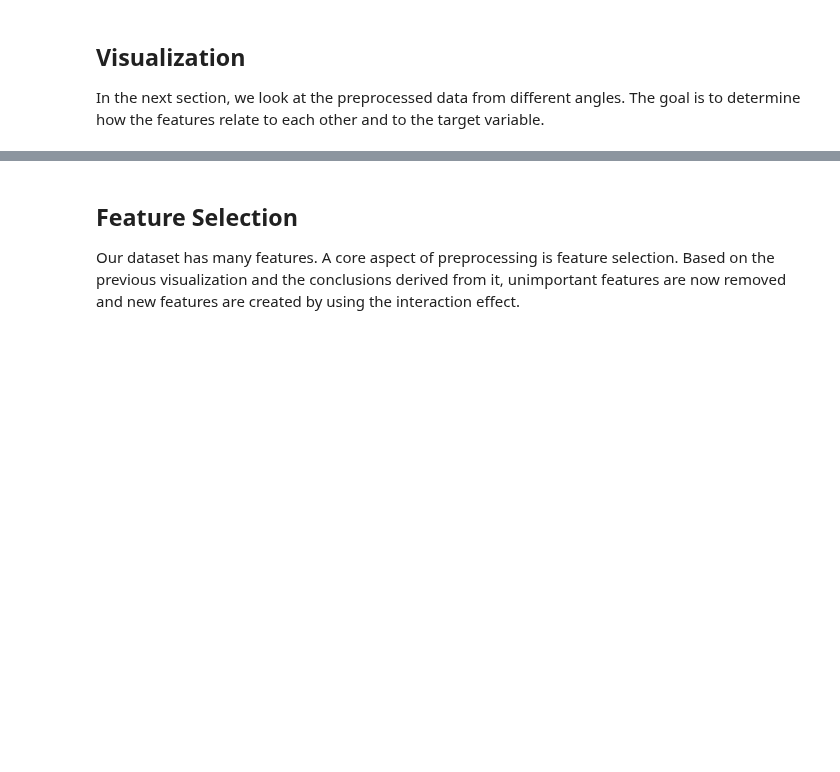
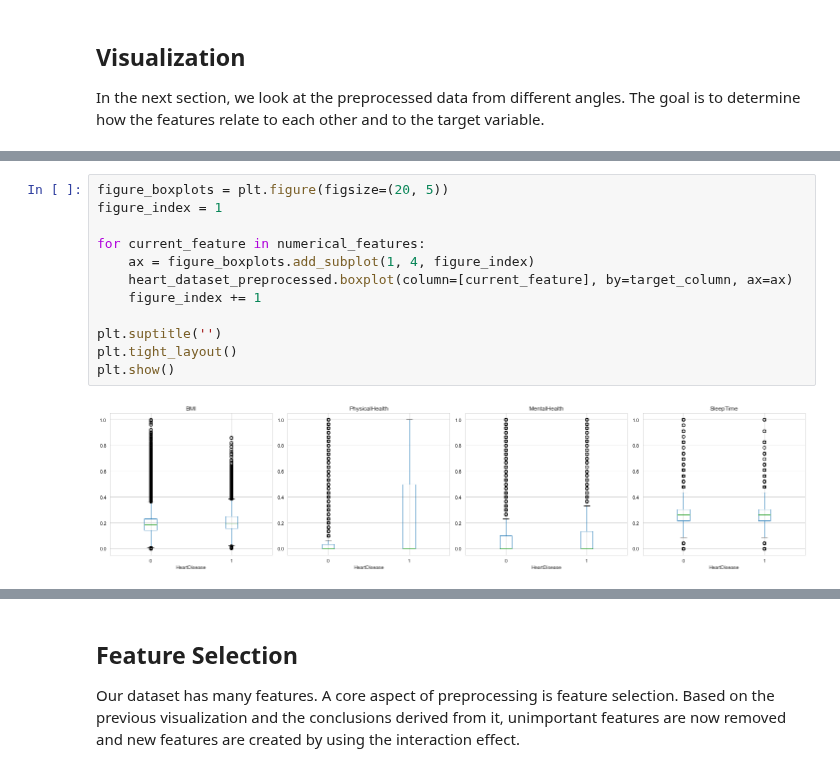
Before and after one commit to BenediktLueth/heartheroes, a Jupyter notebook: data_preprocessing.ipynb, the cells around one changed output, grey strips where cells are left out. Cells and saved outputs as stored; diff of their text form; blank space fills up the shorter version.

```diff
--- a/data_preprocessing.ipynb
+++ b/data_preprocessing.ipynb
@@ -516,0 +516,14 @@ The features BMI and SleepTime are approximately normal distributed - PhysicalHe
+# %%
+figure_boxplots = plt.figure(figsize=(20, 5))
+figure_index = 1
+
+for current_feature in numerical_features:
+    ax = figure_boxplots.add_subplot(1, 4, figure_index)
+    heart_dataset_preprocessed.boxplot(column=[current_feature], by=target_column, ax=ax)
+    figure_index += 1
+
+plt.suptitle('')
+plt.tight_layout()
+plt.show()
+# %% [output]
+[figure, added]
```
Also changed, not shown: parts of 37 cells of this notebook.
